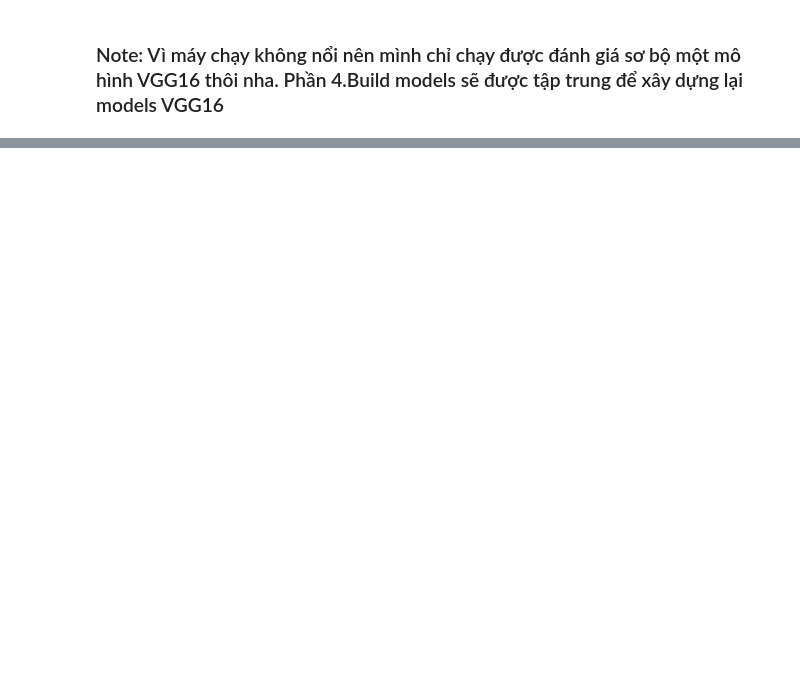
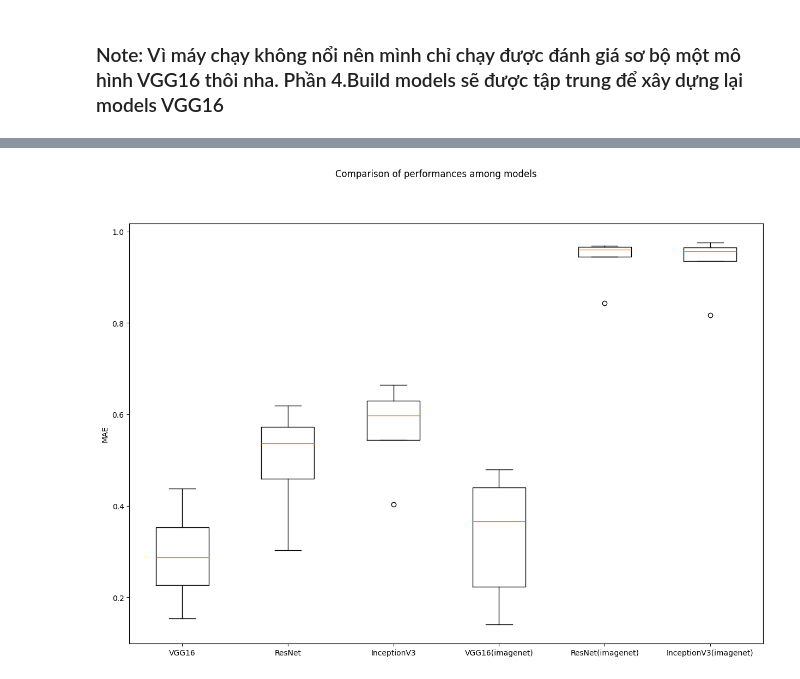
Before and after one commit to dinhtanloc/Flower_image_Classification, a Jupyter notebook: prj/3.evaluate_model/evaluate_models.ipynb, the cells around one changed output, grey strips where cells are left out. Cells and saved outputs as stored; diff of their text form; code cells hidden in the pictures; blank space fills up the shorter version.

```diff
--- a/prj/3.evaluate_model/evaluate_models.ipynb
+++ b/prj/3.evaluate_model/evaluate_models.ipynb
@@ -417,5 +485,7 @@ print('> training time is %.4f minutes' % ((time.time() - starting_time)/60))
 # %%
 accuracy=[vgg16.history.history['accuracy'],Resnet.history.history['accuracy'],Inceptionv3.history.history['accuracy'],vgg16_imagenet.history.history['accuracy'],Resnet_imagenet.history.history['accuracy'],Inceptionv3_imagenet.history.history['accuracy']]
-name_models=['VGG16', 'ResNet','InceptionV3', 'MobileNet', 'DenseNet']
+name_models=['VGG16', 'ResNet','InceptionV3', 'VGG16(imagenet)', 'ResNet(imagenet)', 'InceptionV3(imagenet)']
 # %%
-boxPlot(accuracy,name_models)
+boxPlot(accuracy,name_models, figsize=(15,10))
+# %% [output]
+[figure, added]
```
Also changed, not shown: parts of 13 cells of this notebook.
